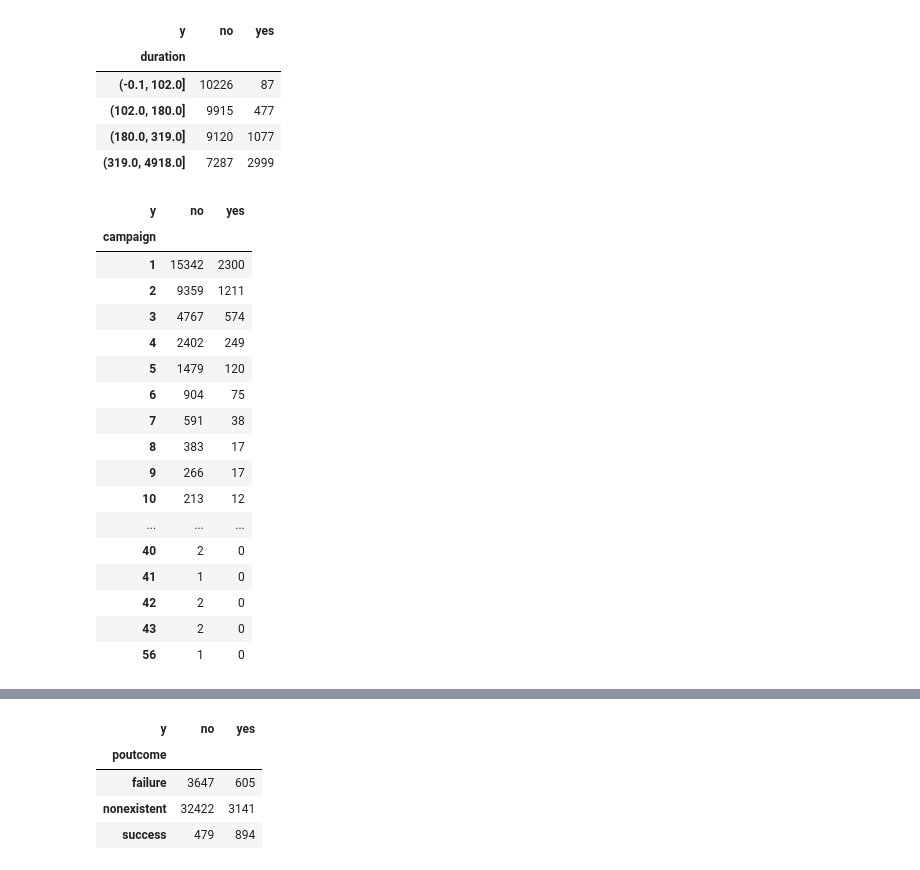
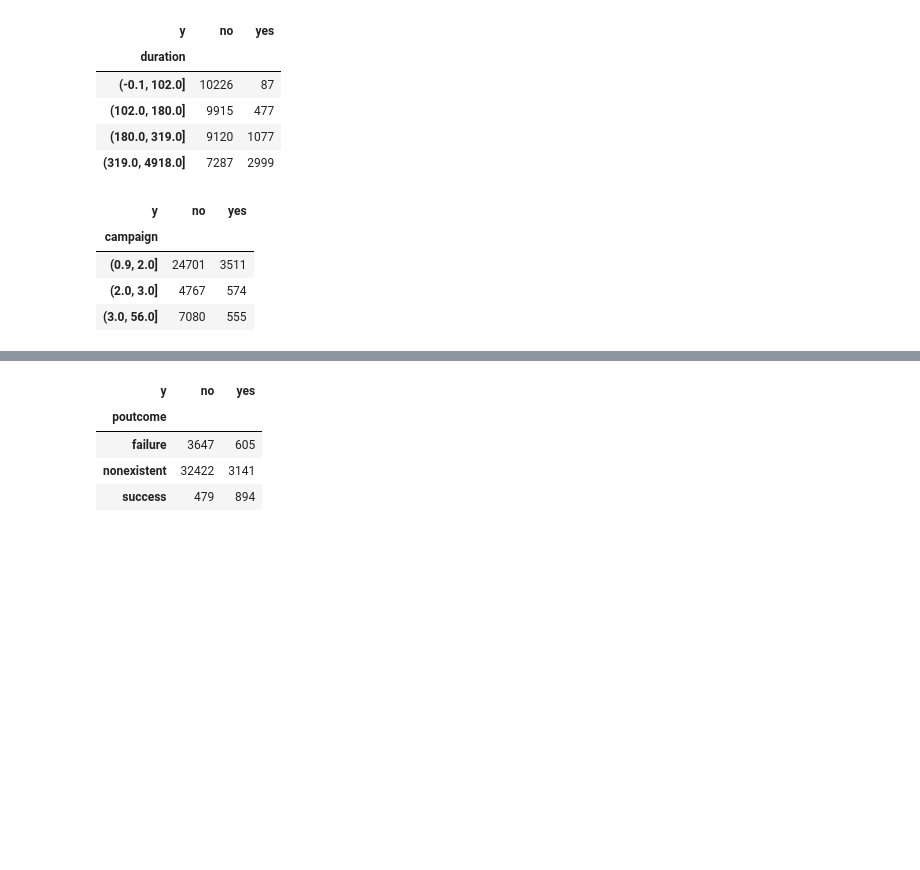
Before and after one commit to AmeeAyco/BANK-DATA-MARKETING-, a Jupyter notebook: MAN_203_S1.ipynb, the cells around one changed output, grey strips where cells are left out. Saved outputs shown, nothing was run; the diff lists cells and outputs as text; code cells hidden in the pictures; blank space fills up the shorter version.

```diff
--- a/MAN_203_S1.ipynb
+++ b/MAN_203_S1.ipynb
@@ -326,11 +326,16 @@ Kurtosis 0.791 z-score 23.859 p-value 0.000
 # %%
 pcts=[0,0.25,0.5,0.75,1]
 # %%
-bankdataset_binned = pd.concat([pd.qcut(df_Bank_Data.iloc[:, 0],pcts, precision=1),
-                                pd.qcut(df_Bank_Data.iloc[:, 10], pcts, precision=1),
-                                pd.qcut(df_Bank_Data.iloc[:, 16], pcts, precision=1),
-                                pd.qcut(df_Bank_Data.iloc[:, 17], pcts, precision=1),
-                                pd.qcut(df_Bank_Data.iloc[:, 18], pcts, precision=1),
+bankdataset_binned = pd.concat([pd.qcut(df_Bank_Data.iloc[:, 0],pcts, precision=1,duplicates='drop'),
+                                pd.qcut(df_Bank_Data.iloc[:, 10], pcts, precision=1,duplicates='drop'),
+                                pd.qcut(df_Bank_Data.iloc[:, 11], pcts, precision=1,duplicates='drop'),
+                                pd.qcut(df_Bank_Data.iloc[:, 12], pcts, precision=1,duplicates='drop'),
+                                pd.qcut(df_Bank_Data.iloc[:, 13], pcts, precision=1,duplicates='drop'),
+                                pd.qcut(df_Bank_Data.iloc[:, 15], pcts, precision=1,duplicates='drop'),
+                                pd.qcut(df_Bank_Data.iloc[:, 16], pcts, precision=1,duplicates='drop'),
+                                pd.qcut(df_Bank_Data.iloc[:, 17], pcts, precision=1,duplicates='drop'),
+                                pd.qcut(df_Bank_Data.iloc[:, 18], pcts, precision=1,duplicates='drop'),
+                                pd.qcut(df_Bank_Data.iloc[:, 19], pcts, precision=1,duplicates='drop'),
                                 ], join ='outer', axis = 1)
 # %%
 bankdataset_binned.describe()
@@ -443,24 +448,11 @@ pd.crosstab(bankdataset_binned['duration'],df_Bank_Data['y'])
 | (180.0, 319.0] | 9120 | 1077 |
 | (319.0, 4918.0] | 7287 | 2999 |
 # %%
-pd.crosstab(df_Bank_Data['campaign'],df_Bank_Data['y'])
+pd.crosstab(bankdataset_binned['campaign'],df_Bank_Data['y'])
 # %% [output]
 | y | no | yes |
 | campaign |  |  |
-| 1 | 15342 | 2300 |
-| 2 | 9359 | 1211 |
-| 3 | 4767 | 574 |
-| 4 | 2402 | 249 |
-| 5 | 1479 | 120 |
-| 6 | 904 | 75 |
-| 7 | 591 | 38 |
-| 8 | 383 | 17 |
-| 9 | 266 | 17 |
-| 10 | 213 | 12 |
-| ... | ... | ... |
-| 40 | 2 | 0 |
-| 41 | 1 | 0 |
-| 42 | 2 | 0 |
-| 43 | 2 | 0 |
-| 56 | 1 | 0 |
+| (0.9, 2.0] | 24701 | 3511 |
+| (2.0, 3.0] | 4767 | 574 |
+| (3.0, 56.0] | 7080 | 555 |
 # %%
```
Also changed, not shown: parts of 5 cells of this notebook.
